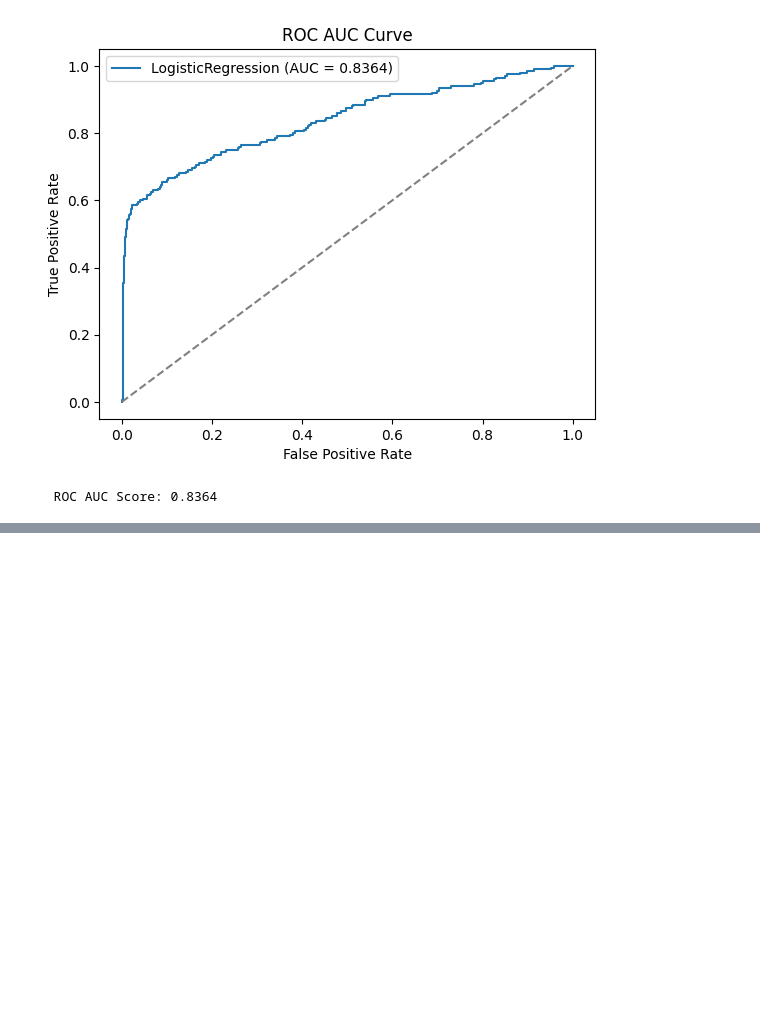
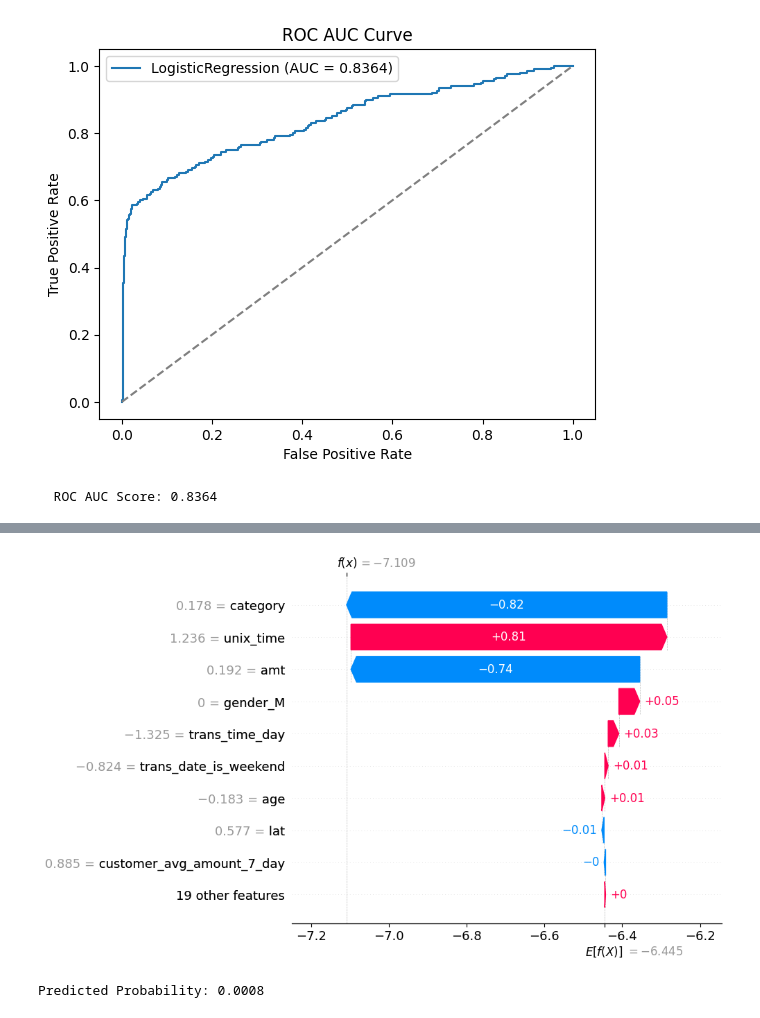
Before and after one commit to peteray-dev/Fraud_Detection_Transactions, a Jupyter notebook: Fraud_Detection.ipynb, the cells around one changed output, grey strips where cells are left out. Cells and saved outputs as stored; diff of their text form; code cells hidden in the pictures; blank space fills up the shorter version.

```diff
--- a/Fraud_Detection.ipynb
+++ b/Fraud_Detection.ipynb
@@ -916,0 +993,2 @@ GradientBoostingClassifier:
+# %%
+shap_values = explanations
@@ -916,0 +999,13 @@ GradientBoostingClassifier:
+# %%
+shap.plots.waterfall(shap_values[1])
+# %% [output]
+[figure, added]
+# %%
+# converting log_odds to probability
+# if it is less than 0.5, then it belongs to 0, and if above it is equal to 1
+
+log_odds = -7.109
+probability = 1 / (1 + np.exp(-log_odds))
+print(f"Predicted Probability: {probability:.4f}")
+# %% [output]
+Predicted Probability: 0.0008
```
Also changed, not shown: parts of 24 cells of this notebook.
